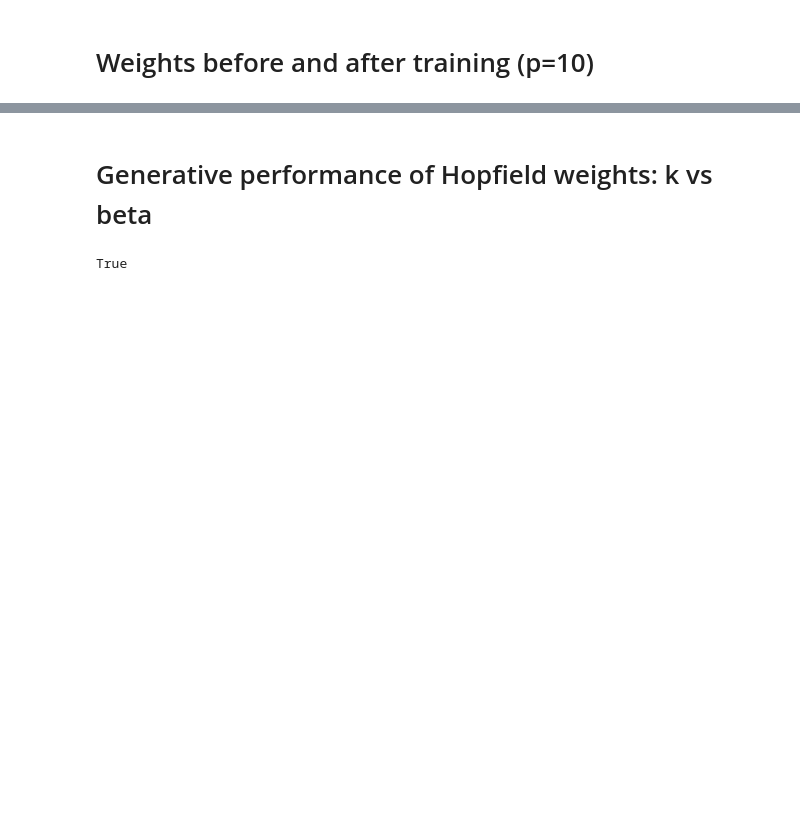
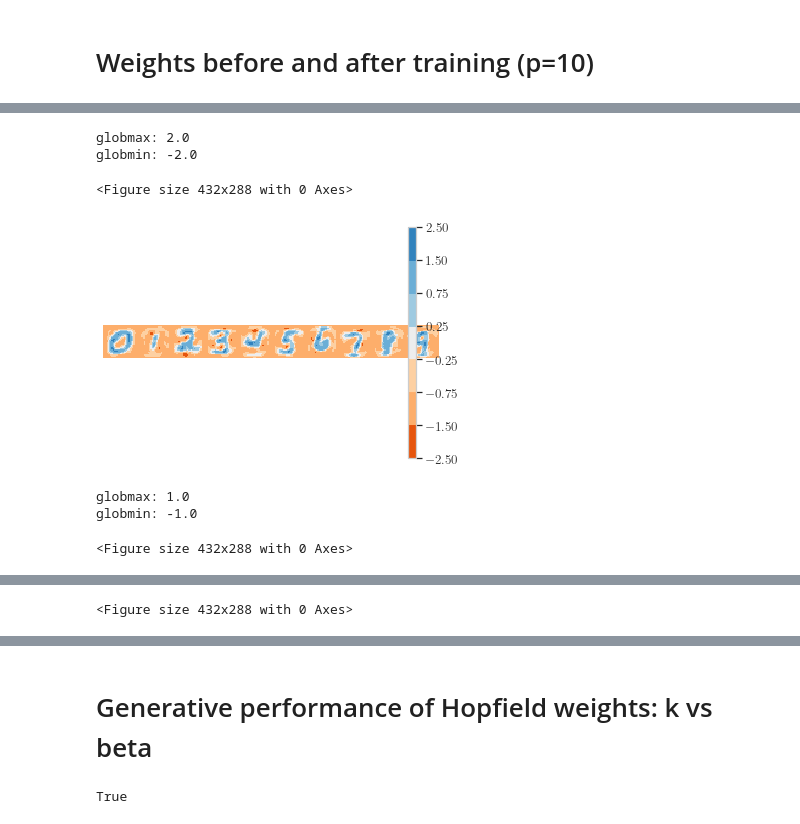
Before and after one commit to mattsmart/biomodels, a Jupyter notebook: RBM/plotting_misc.ipynb, the cells around one changed output, grey strips where cells are left out. Cells and saved outputs as stored; diff of their text form; code cells hidden in the pictures; blank space fills up the shorter version.

```diff
--- a/RBM/plotting_misc.ipynb
+++ b/RBM/plotting_misc.ipynb
@@ -66,0 +77,15 @@ globmin: -0.1610877960920334
+# %%
+from RBM_train import load_rbm_hopfield
+from recall_functions import build_J_from_xi
+import matplotlib as mpl
+
+OUTDIR = 'output' + sep + 'reversemap'
+N = 28 ** 2
+P = 10
+NUM_HIDDEN = P
+
+# Which model to load (and whether to force binarize)
+BASIC_MODEL = False
+FORCE_BINARIZE_RMAP = False
+EPOCH = 50
+REMOVE_DIAG = True
@@ -66,0 +231,64 @@ globmin: -0.1610877960920334
+# %%
+columns = list(range(0,NUM_HIDDEN))
+
+
+for key, val in plotting_dict.items():
+
+    # not good colours: 'viridis'
+    #cmap = 'plasma'  # try 'plasma', 'coolwarm', 'coolwarm_r',  or custom discrete
+    #cmap = 'viridis'
+    #cmap = 'plasma'
+    cmap = val['cmap']
+    object_to_plot = val['object_to_plot']
+
+    # TODO one cbar for all images (get min,max of data in initial loop, plot after second loop?)
+    # LOOP 1 (find globmin, globmax)
+    globmin = 0; globmax = 0
+    #for i, epoch in enumerate(epochs):
+    for j, col in enumerate(columns):
+        img = object_to_plot[:, col]
+        imin = np.min(img)
+        imax = np.max(img)
+        globmax = max(globmax, imax)
+        globmin = min(globmin, imin)
+    print("globmax:", globmax)
+    print("globmin:", globmin)
+
+    globmaxForce = 1.0
+    globminForce = -1.0
+
+    # LOOP 2
+    # tried 'RdBu', 'PRGn', 'RdYlBu', 'coolwarm'
+
+    plt.figure()
+    fig, axarr = plt.subplots(1, len(columns))    # alt is gridspec
+    for mu, col in enumerate(columns):
+        img = object_to_plot[:, col].reshape(28,28)
+
+        if cmap == 'custom':
+            #img_clipped = clip_img(img)
+            im = axarr[mu].imshow(img, cmap=cmap_custom, norm=norm_custom, interpolation='none')
+        else:
+            #im = axarr[i,j].imshow(img, interpolation='none', cmap='plasma')
+            im = axarr[mu].imshow(img, interpolation='none', vmin=globmin, vmax=globmax, cmap=cmap)
+            #im = axarr[mu].imshow(img, interpolation='none', vmin=globminForce, vmax=globmaxForce, cmap=cmap)
+
+        axarr[mu].axis('off')
+
+    # cax
+    cb_ax = fig.add_axes([0.83, 0.1, 0.02, 0.8])
+    cbar = fig.colorbar(im, cax=cb_ax)
+
+    #fig.tight_layout()
+    plt.subplots_adjust(wspace=0, hspace=0)
+
+    plt.savefig(OUTDIR + sep + 'hopfield_%s_epoch%d_removeDiag%d.pdf' % (key, EPOCH, REMOVE_DIAG))
+    plt.show()
+# %% [output]
+globmax: 2.0
+globmin: -2.0
+<Figure size 432x288 with 0 Axes>
+[figure, added]
+globmax: 1.0
+globmin: -1.0
+<Figure size 432x288 with 0 Axes>
@@ -66,0 +298 @@ globmin: -0.1610877960920334
+<Figure size 432x288 with 0 Axes>
```
Also changed, not shown: parts of 17 cells of this notebook.
